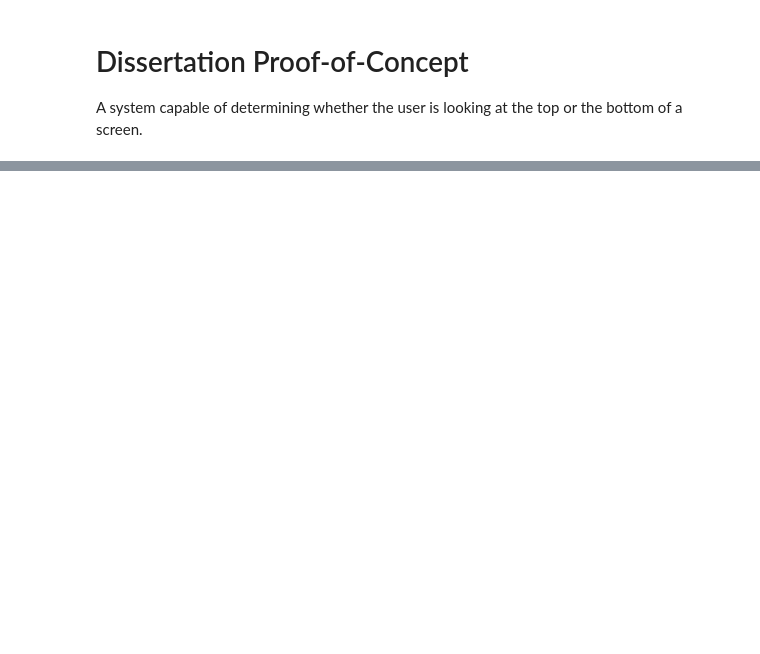
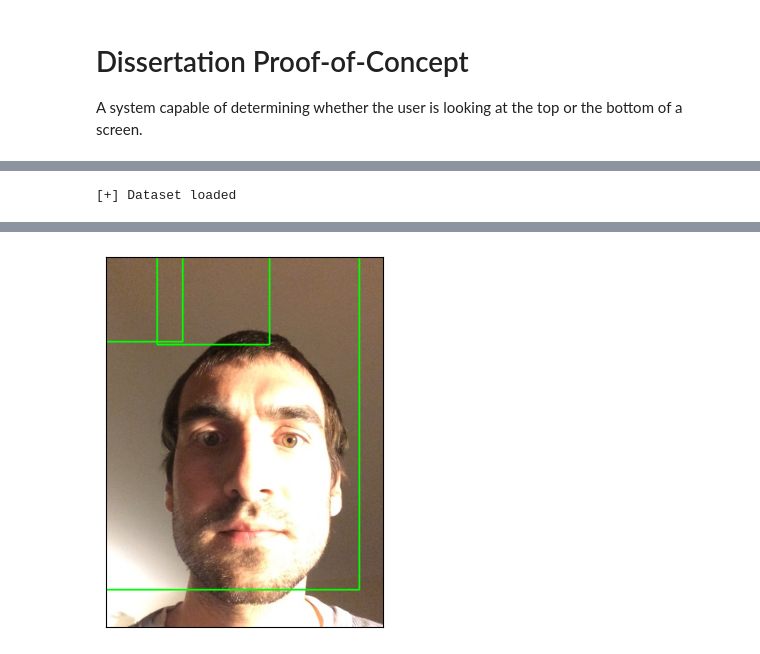
Before and after one commit to Henry-Ash-Williams/dissertation, a Jupyter notebook: notebooks/prototype.ipynb, the cells around one changed output, grey strips where cells are left out. Drawn from its saved outputs; the diff is of its cells as text; code cells hidden in the pictures; blank space fills up the shorter version.

Commit message:
did a variety of stuff (see comment)
- set up workspace
- added icon svgs
- began work on web extension
- updated licensing
- loaded dataset
- updated references

```diff
--- a/notebooks/prototype.ipynb
+++ b/notebooks/prototype.ipynb
@@ -40,0 +104,63 @@ thread.start()
+# %%
+try:
+    dataset_ids = os.listdir(DATASET_PATH)
+except FileNotFoundError:
+    print(f"{ERROR} Dataset not found, is the external drive plugged in?")
+
+# Remove hidden files and license/readme files
+dataset_ids = list(filter(
+    is_valid_file,
+    dataset_ids
+))
+
+np.random.shuffle(dataset_ids)
+data = []
+
+for id in dataset_ids[:DATASET_SIZE]:
+    data.append(DataPoint(id))
+
+print(f"{INFO} Dataset loaded")
+# %% [output]
+[+] Dataset loaded
+# %%
+def visualize_img(datapoint, idx):
+    """
+    Given a datapoint from the dataset, and an idx,
+    display a box around the face, and eyes
+    :param datapoint: The datapoint
+    :param idx: The index of the frame to visualize
+    """
+    normed_data = datapoint.get_frames_and_gt()
+    img = normed_data[idx][0]
+
+    face_box = {'x': datapoint.face["X"][idx], 'y': datapoint.face["Y"][idx], 'w': datapoint.face["W"][idx], 'h': datapoint.face["H"][idx]}
+    l_eye_box = {'x': datapoint.left_eye["X"][idx], 'y': datapoint.left_eye["Y"][idx], 'w': datapoint.left_eye["W"][idx], 'h': datapoint.left_eye["H"][idx]}
+    r_eye_box = {'x': datapoint.right_eye["X"][idx], 'y': datapoint.right_eye["Y"][idx], 'w': datapoint.right_eye["W"][idx], 'h': datapoint.right_eye["H"][idx]}
+
+    b_boxes = [face_box, l_eye_box, r_eye_box]
+
+    for bbox in b_boxes:
+        x0 = bbox['x'] - bbox['w']
+        x1 = bbox['x'] + bbox['w']
+        y0 = bbox['y'] - bbox['h']
+        y1 = bbox['y'] + bbox['h']
+
+        start = (int(x0), int(y0))
+        end = (int(x1), int(y1))
+
+        cv2.rectangle(img, start, end, color=(0,255,0), thickness=2)
+
+    plt.imshow(img)
+    plt.xticks([])
+    plt.yticks([])
+    plt.show()
+
+def get_random_img_idx(dataset):
+    dp_idx = np.random.randint(len(dataset))
+    frame_idx = dataset[dp_idx].get_random_frame_idx()
+
+    return (dp_idx, frame_idx)
+
+idxs = get_random_img_idx(data)
+visualize_img(data[idxs[0]], idxs[1])
+# %% [output]
@@ -40,0 +168 @@ thread.start()
+[figure, added]
```
Also changed, not shown: parts of 7 cells of this notebook, 11 other files.
